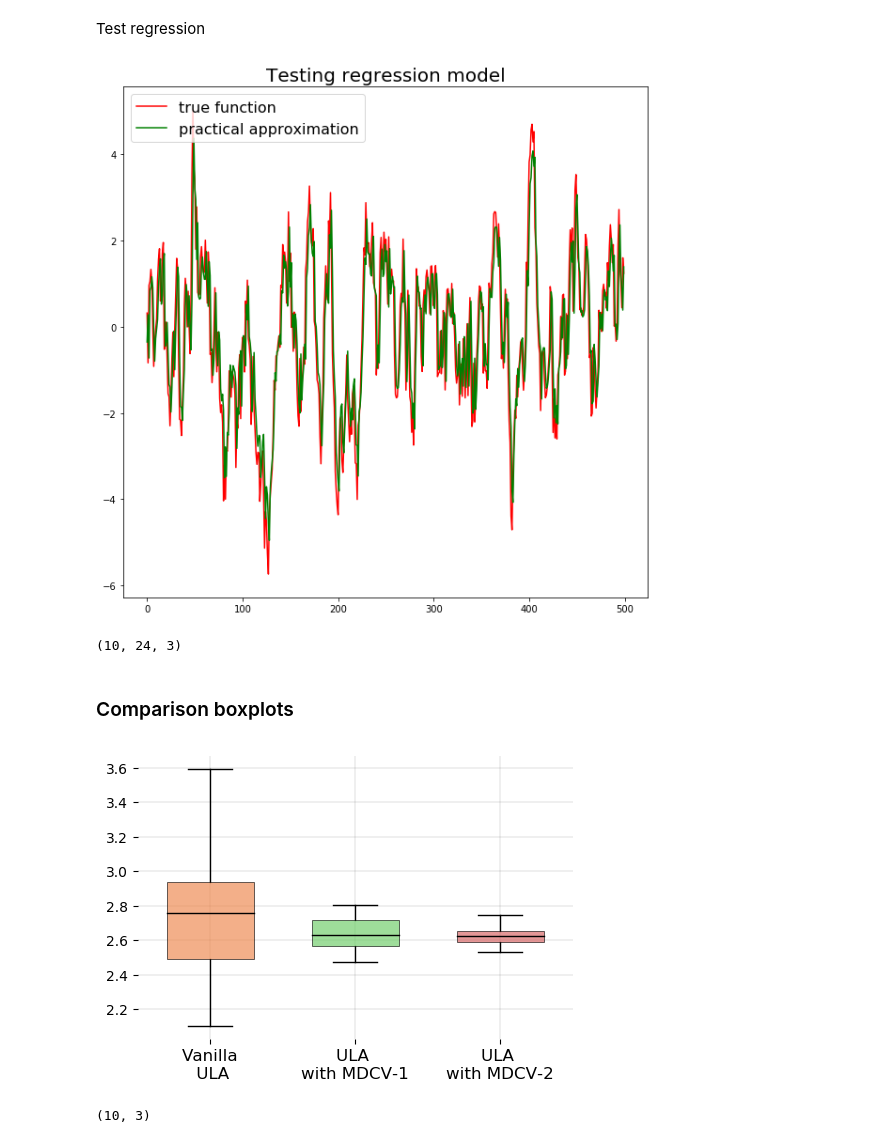
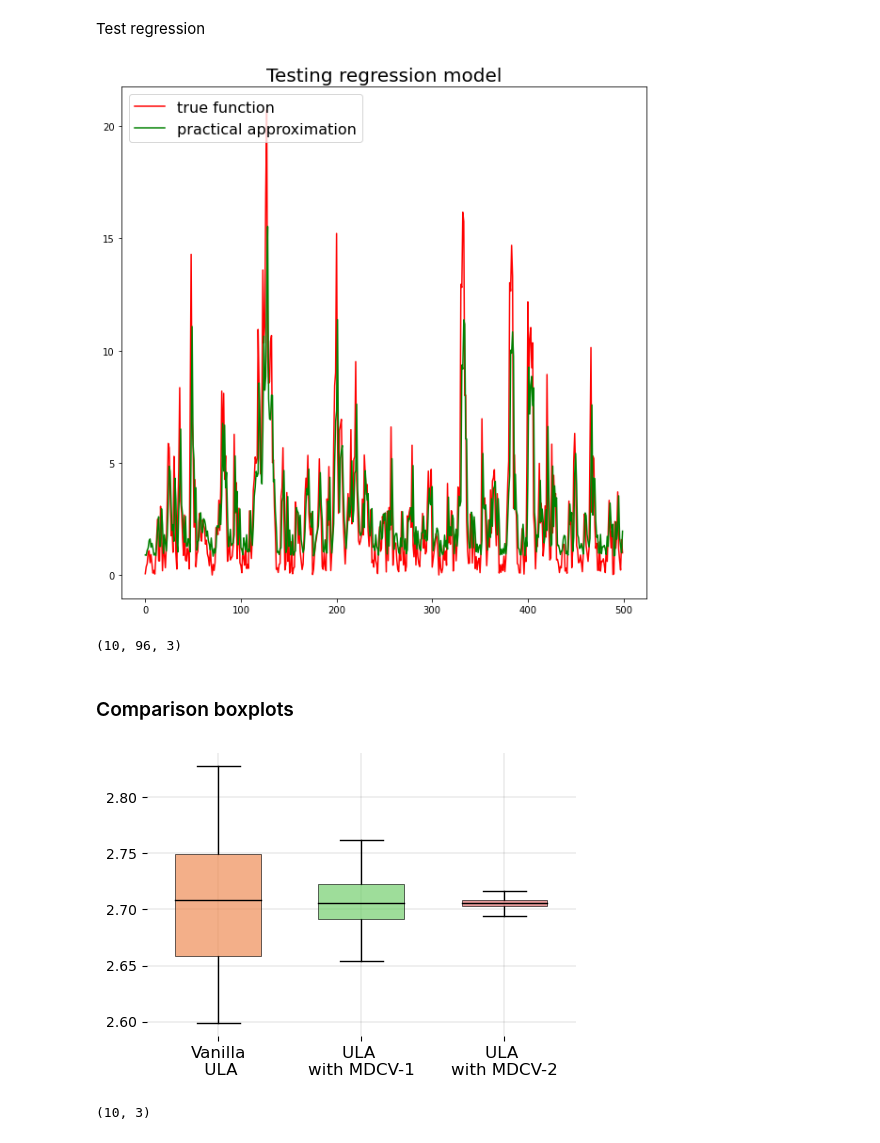
Before and after one commit to svsamsonov/VR-MCMC, a Jupyter notebook: Code/Gaussian_mixture_updated.ipynb, the cells around one changed output. Cells and saved outputs as stored; diff of their text form; code cells hidden in the pictures.

```diff
--- a/Code/Gaussian_mixture_updated.ipynb
+++ b/Code/Gaussian_mixture_updated.ipynb
@@ -90,7 +90,7 @@ def test_traj(coefs_poly_regr,gamma,r_seed,lag,d,N_test,x0):
     for k in range(len(basis_funcs)):
         poly_vals[k,:] = compute_H(basis_funcs[k],Noise)
     #initialize function
-    f_vals_vanilla = np.sum(X_test,axis=1)
+    f_vals_vanilla = np.sum(X_test**2,axis=1)
     #array to store control variates values
     cvfs = np.zeros_like(f_vals_vanilla)
     #compute coeffitients bar_a
@@ -116,7 +116,7 @@ def test_traj(coefs_poly_regr,gamma,r_seed,lag,d,N_test,x0):
                         2*coefs_poly_regr[i,3]*np.sqrt(2*gamma)*(x0 + gamma*b(x0))[1]
         #second-order coefficients
         #coefficients with H_1_1
-        bar_a_1_1[i,:] = 2*coefs_poly_regr[i,4]*gamma
+        #bar_a_1_1[i,:] = 2*coefs_poly_regr[i,4]*gamma
         #coefficients with H_2_0
         bar_a_2_0[i,1:] = 2*np.sqrt(2)*coefs_poly_regr[i,3]*gamma
         #coefficients with H_0_2
@@ -221,15 +221,15 @@ lags = np.array([2,4,6,8,10,12,14,16,18,20])#,22,24,26,28,30])
 vr_rates = []
 # %%
 n = 5*10**4 #sample size
-gamma = 2e-1 # Step size
+gamma = 2e-1 #Step size
 n_traj = 1
 d = 2
-n_traj_test = 24 # Number of independent MCMC trajectories for test
-f_type = "linear"
+n_traj_test = 96 # Number of independent MCMC trajectories for test
+f_type = "quadratic"
 K_max = 2 #max degree of Hermite polynomial
 S_max = 2 #max degree of polynomial during regression stage
 lag = 100 #maximal lag order
-N_test = 2*10**4
+N_test = 1*10**4
 # %%
 x0 = np.array([0.0,0.0],dtype = float)
 r_seed = 1812
@@ -287,7 +287,7 @@ plt.plot(regr_vals[cur_lag,:N_pts],color='g',label = 'practical approximation')
 plt.legend(loc = 'upper left',fontsize = 16)
 plt.show()
 # %% [output]
-[figure, old version]
+[figure, new version]
 # %%
 test_seed = 1453
 res_list = []
@@ -302,7 +302,7 @@ for cur_lag in lags:
 res_list = np.asarray(res_list)
 print(res_list.shape)
 # %% [output]
-(10, 24, 3)
+(10, 96, 3)
 # %%
 np.save("res_arr_MDCV.npy",res_list)
 # %% [markdown]
@@ -312,9 +312,9 @@ title = ""
 labels = ['Vanilla\n ULA', 'ULA \nwith MDCV-1', 'ULA \nwith MDCV-2']
 # %%
 data = [res_list[0,:,0],res_list[-3,:,1], res_list[-3,:,2]]
-boxplot_ind(data, title, labels,path="./2d_gaussian_mixture_example_new.pdf")
+boxplot_ind(data, title, labels,path="./2d_gaussian_mixture_quadratic_29_10.pdf")
 # %% [output]
-[figure, old version]
+[figure, new version]
 # %%
 var_arr = np.var(res_list,axis=1)
 print(var_arr.shape)
```
Also changed, not shown: parts of 2 cells of this notebook, 5 other files.
